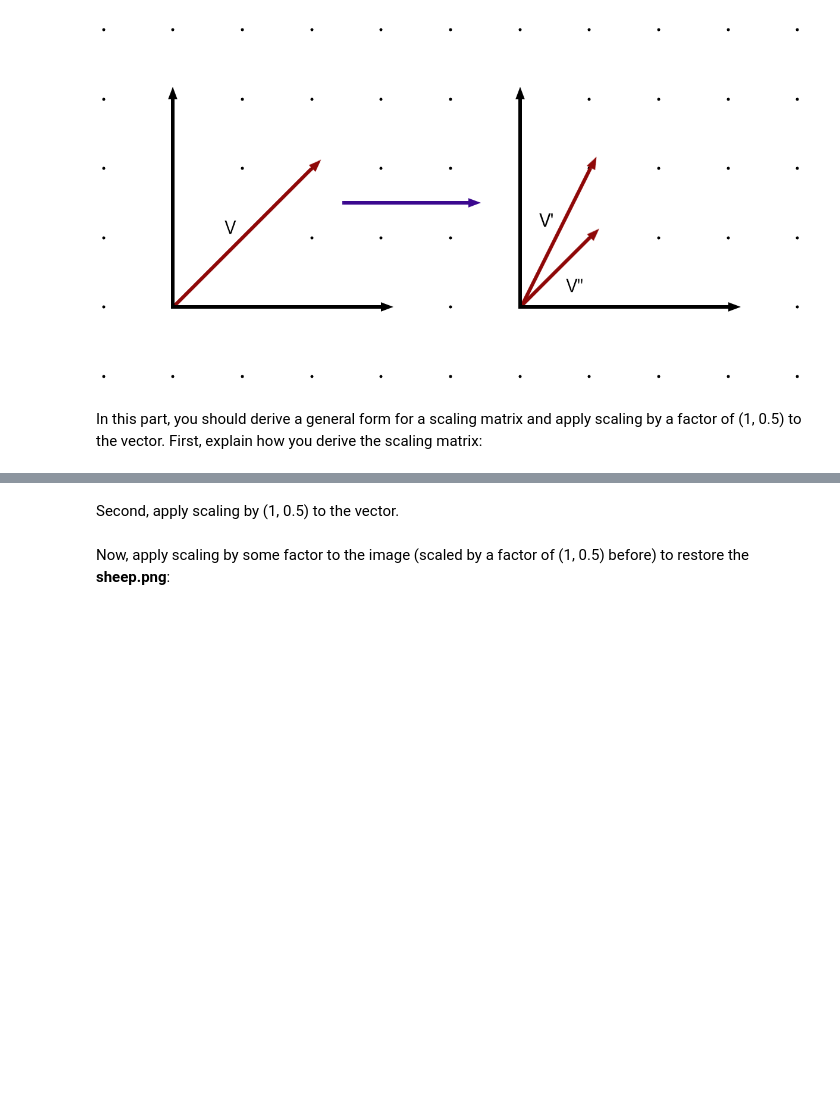
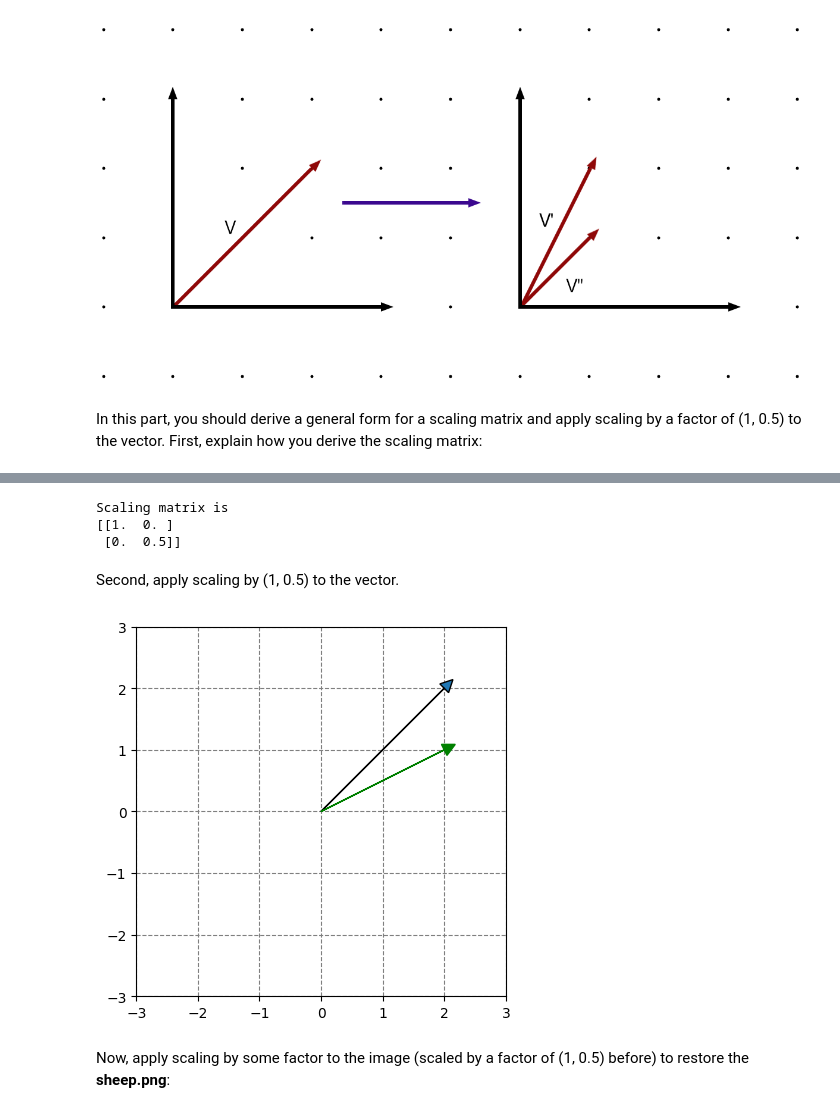
Before and after one commit to Oleksii-Lasiichuk/la_lab_1_transformation_matrices, a Jupyter notebook: LA_Lab_1_template_2026.ipynb, the cells around one changed output, grey strips where cells are left out. Cells and saved outputs as stored; diff of their text form; code cells hidden in the pictures; blank space fills up the shorter version.

```diff
--- a/LA_Lab_1_template_2026.ipynb
+++ b/LA_Lab_1_template_2026.ipynb
@@ -122,36 +156,45 @@ In this part, you should derive a general form for a scaling matrix and apply sc
 # %%
 ##### YOUR CODE STARTS #####
 def get_scaling_matrix(scale_factor_x, scale_factor_y):
-  return ...
+    return np.array([
+        [scale_factor_x, 0],
+        [0, scale_factor_y]
+    ], dtype=float)
 
-M2 = ...
+M2 = get_scaling_matrix(1, 0.5)
 
 ##### YOUR CODE ENDS #####
 print("Scaling matrix is")
 print(M2)
+# %% [output]
+Scaling matrix is
+[[1.  0. ]
+ [0.  0.5]]
 # %% [markdown]
 Second, apply scaling by (1, 0.5) to the vector.
 # %%
 # Apply scaling to the vector AB1 to achieve vector AB2
 
 ##### YOUR CODE STARTS #####
-A = ...
+A = np.array([0, 0])
 B1 = np.array([2, 2])
-B2 = ...
+B2 = M2 @ B1
 ##### YOUR CODE ENDS #####
 
 ax = plt.axes()
 
 ax.arrow(A[0], A[1], B1[0], B1[1], head_width=0.2, head_length=0.2)
 ax.arrow(A[0], A[1], B2[0], B2[1], head_width=0.2, head_length=0.2, color='green')
 plt.ylim(-3,3)
 plt.xlim(-3,3)
 
 ax.set_axisbelow(True)
 plt.grid(color='gray', linestyle='dashed')
 plt.gca().set_aspect('equal', adjustable='box')
 
 plt.show()
+# %% [output]
+[figure, added]
 # %% [markdown]
 Now, apply scaling by some factor to the image (scaled by a factor of (1, 0.5) before) to restore the **sheep.png**:
 # %%
```
Also changed, not shown: parts of 38 cells of this notebook.
